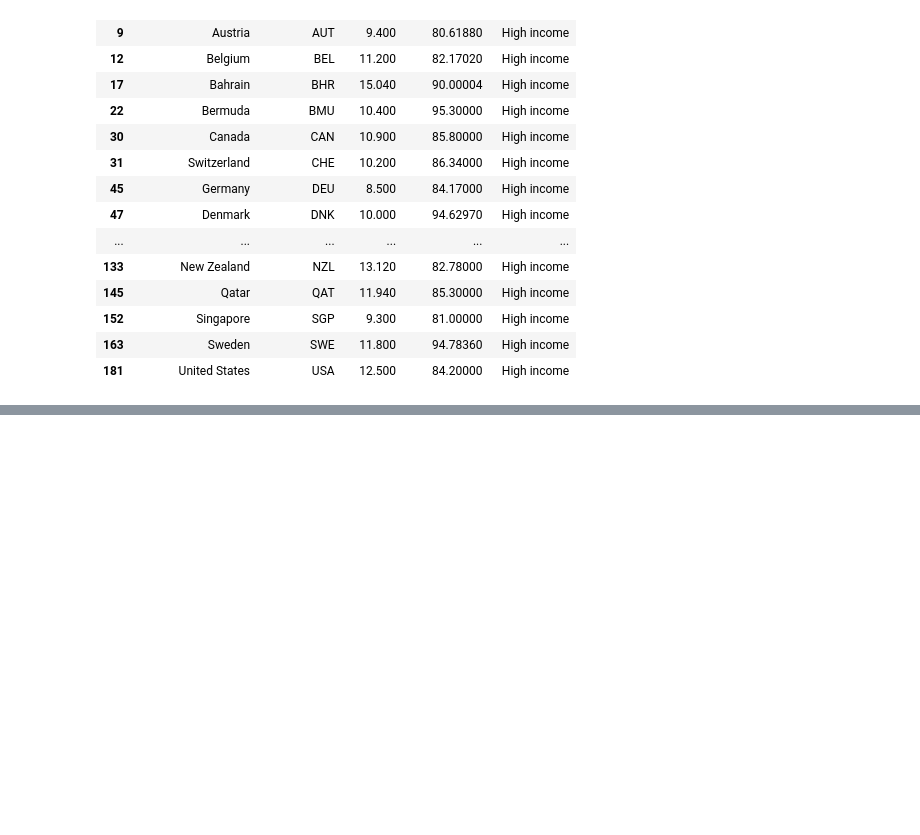
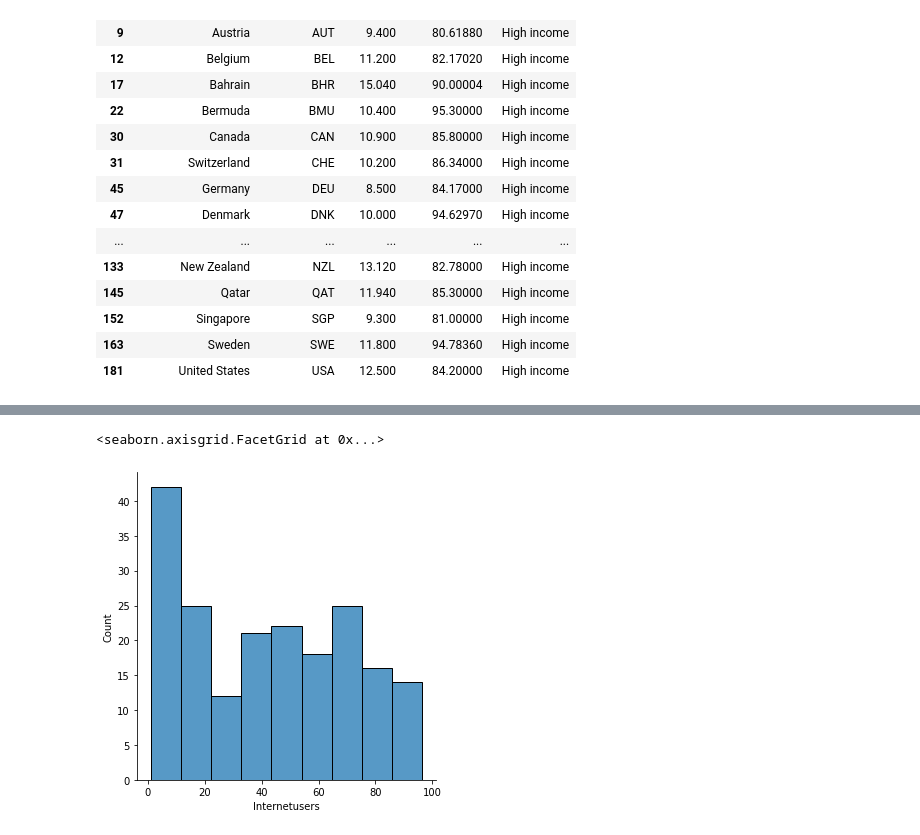
Before and after one commit to Yashaskathi/DataScience, a Jupyter notebook: python_Day2.ipynb, the cells around one changed output, grey strips where cells are left out. Drawn from its saved outputs; the diff is of its cells as text; code cells hidden in the pictures; blank space fills up the shorter version.

```diff
--- a/python_Day2.ipynb
+++ b/python_Day2.ipynb
@@ -132,6 +127,3 @@ AttributeError: ignored
-# %%
-stats.columns=['CountryName', 'CountryCode', 'Birthrate', 'Internetusers',
-       'IncomeGroup']
 # %%
 stats ['New']=stats.Internetusers/stats.Birthrate
 # %%
@@ -153,7 +145,3 @@ stats.head()
 | 2 | Angola | AGO | 45.985 | 19.1 | Upper middle income |
 | 3 | Albania | ALB | 12.877 | 57.2 | Upper middle income |
 | 4 | United Arab Emirates | ARE | 11.044 | 88.0 | High income |
-# %%
-CountryName='CountryName'
-stats=stats.drop(CountryName[1],axis=1)
-stats.head()
@@ -200,0 +239,5 @@ stats[filter2]
+# %%
+sns.displot(stats['Internetusers'])
+# %% [output]
+<seaborn.axisgrid.FacetGrid at 0x...>
+[figure, added]
```
Also changed, not shown: parts of 23 cells of this notebook.
